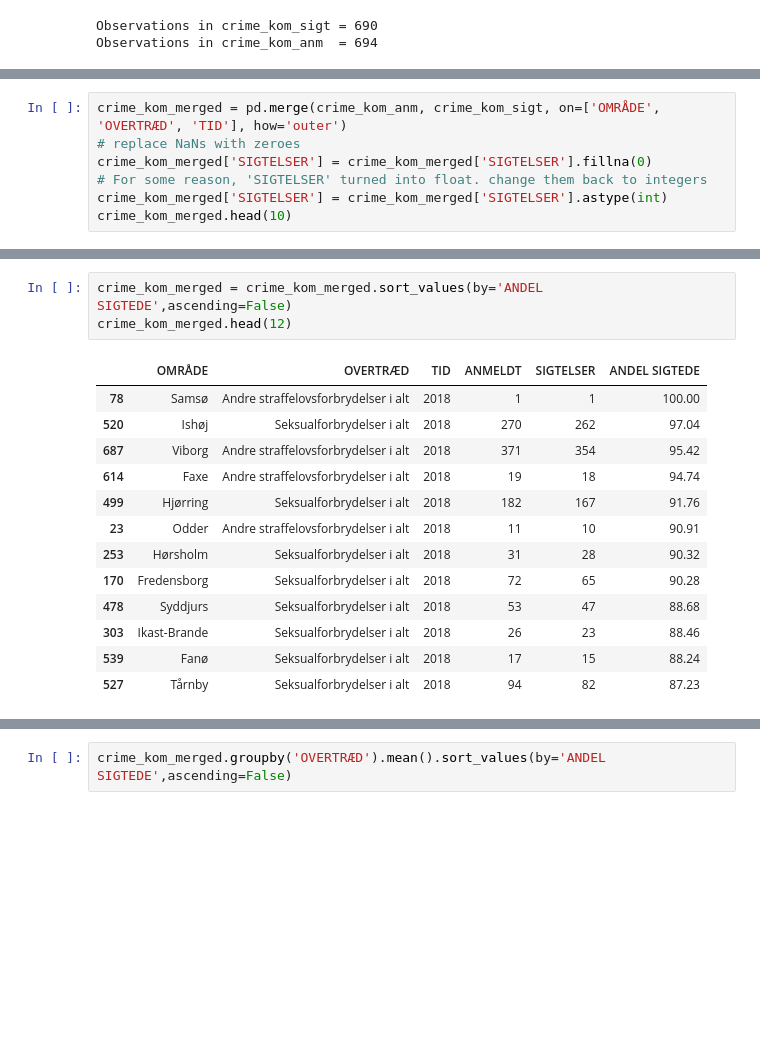
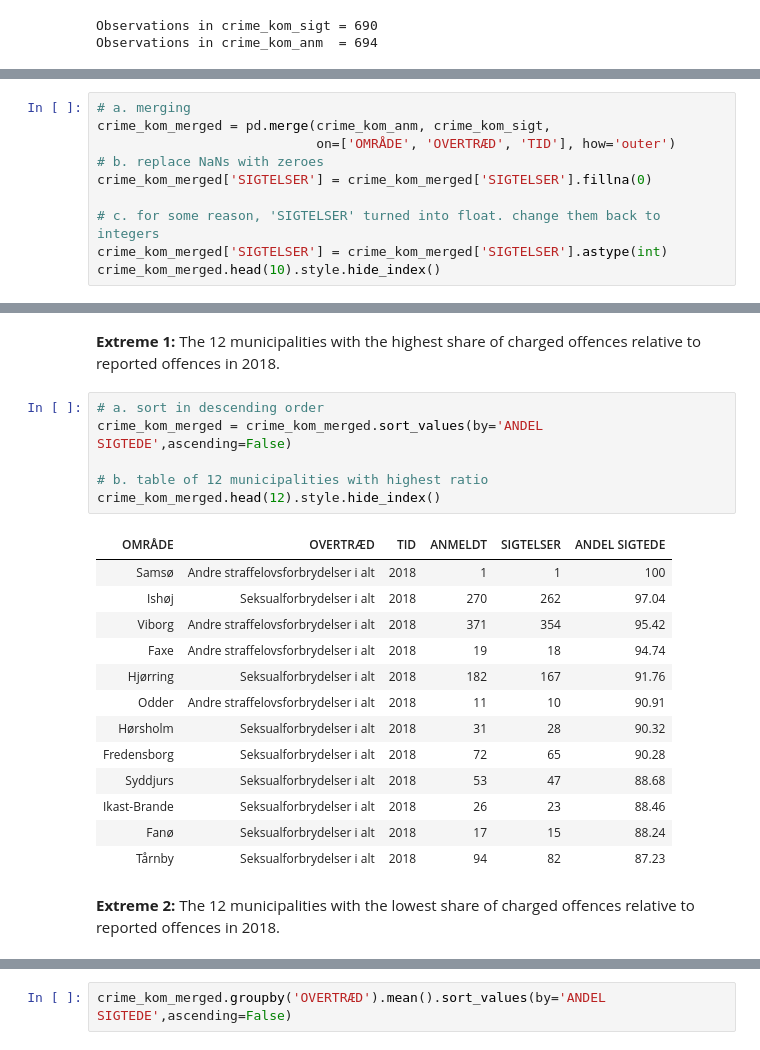
Before and after one commit to NumEconCopenhagen/projects-2019-cl, a Jupyter notebook: dataproject/dataproject/Assignment.ipynb, the cells around one changed output, grey strips where cells are left out. Drawn from its saved outputs; the diff is of its cells as text; blank space fills up the shorter version.

```diff
--- a/dataproject/dataproject/Assignment.ipynb
+++ b/dataproject/dataproject/Assignment.ipynb
@@ -261,8 +228,11 @@ Der er 4 steder, hvor der er anmeldelser, men ingen sigtelser
 # %%
-crime_kom_merged = pd.merge(crime_kom_anm, crime_kom_sigt, on=['OMRÅDE', 'OVERTRÆD', 'TID'], how='outer')
-# replace NaNs with zeroes
+# a. merging
+crime_kom_merged = pd.merge(crime_kom_anm, crime_kom_sigt,
+                            on=['OMRÅDE', 'OVERTRÆD', 'TID'], how='outer')
+# b. replace NaNs with zeroes
 crime_kom_merged['SIGTELSER'] = crime_kom_merged['SIGTELSER'].fillna(0)
-# For some reason, 'SIGTELSER' turned into float. change them back to integers
+
+# c. for some reason, 'SIGTELSER' turned into float. change them back to integers
 crime_kom_merged['SIGTELSER'] = crime_kom_merged['SIGTELSER'].astype(int)
-crime_kom_merged.head(10)
+crime_kom_merged.head(10).style.hide_index()
 # %% [output]
@@ -301,18 +273,25 @@ crime_kom_merged.sample(10)
+# %% [markdown]
+**Extreme 1:** The 12 municipalities with the highest share of charged offences relative to reported offences in 2018.
 # %%
+# a. sort in descending order
 crime_kom_merged = crime_kom_merged.sort_values(by='ANDEL SIGTEDE',ascending=False)
-crime_kom_merged.head(12)
+
+# b. table of 12 municipalities with highest ratio
+crime_kom_merged.head(12).style.hide_index()
 # %% [output]
-|  | OMRÅDE | OVERTRÆD | TID | ANMELDT | SIGTELSER | ANDEL SIGTEDE |
-| 78 | Samsø | Andre straffelovsforbrydelser i alt | 2018 | 1 | 1 | 100.00 |
-| 520 | Ishøj | Seksualforbrydelser i alt | 2018 | 270 | 262 | 97.04 |
-| 687 | Viborg | Andre straffelovsforbrydelser i alt | 2018 | 371 | 354 | 95.42 |
-| 614 | Faxe | Andre straffelovsforbrydelser i alt | 2018 | 19 | 18 | 94.74 |
-| 499 | Hjørring | Seksualforbrydelser i alt | 2018 | 182 | 167 | 91.76 |
-| 23 | Odder | Andre straffelovsforbrydelser i alt | 2018 | 11 | 10 | 90.91 |
-| 253 | Hørsholm | Seksualforbrydelser i alt | 2018 | 31 | 28 | 90.32 |
-| 170 | Fredensborg | Seksualforbrydelser i alt | 2018 | 72 | 65 | 90.28 |
-| 478 | Syddjurs | Seksualforbrydelser i alt | 2018 | 53 | 47 | 88.68 |
-| 303 | Ikast-Brande | Seksualforbrydelser i alt | 2018 | 26 | 23 | 88.46 |
-| 539 | Fanø | Seksualforbrydelser i alt | 2018 | 17 | 15 | 88.24 |
-| 527 | Tårnby | Seksualforbrydelser i alt | 2018 | 94 | 82 | 87.23 |
+| OMRÅDE | OVERTRÆD | TID | ANMELDT | SIGTELSER | ANDEL SIGTEDE |
+| Samsø | Andre straffelovsforbrydelser i alt | 2018 | 1 | 1 | 100 |
+| Ishøj | Seksualforbrydelser i alt | 2018 | 270 | 262 | 97.04 |
+| Viborg | Andre straffelovsforbrydelser i alt | 2018 | 371 | 354 | 95.42 |
+| Faxe | Andre straffelovsforbrydelser i alt | 2018 | 19 | 18 | 94.74 |
+| Hjørring | Seksualforbrydelser i alt | 2018 | 182 | 167 | 91.76 |
+| Odder | Andre straffelovsforbrydelser i alt | 2018 | 11 | 10 | 90.91 |
+| Hørsholm | Seksualforbrydelser i alt | 2018 | 31 | 28 | 90.32 |
+| Fredensborg | Seksualforbrydelser i alt | 2018 | 72 | 65 | 90.28 |
+| Syddjurs | Seksualforbrydelser i alt | 2018 | 53 | 47 | 88.68 |
+| Ikast-Brande | Seksualforbrydelser i alt | 2018 | 26 | 23 | 88.46 |
+| Fanø | Seksualforbrydelser i alt | 2018 | 17 | 15 | 88.24 |
+| Tårnby | Seksualforbrydelser i alt | 2018 | 94 | 82 | 87.23 |
+# %% [markdown]
+**Extreme 2:** The 12 municipalities with the lowest share of charged offences relative to reported offences in 2018.
 # %%
```
Also changed, not shown: parts of 60 cells of this notebook.
